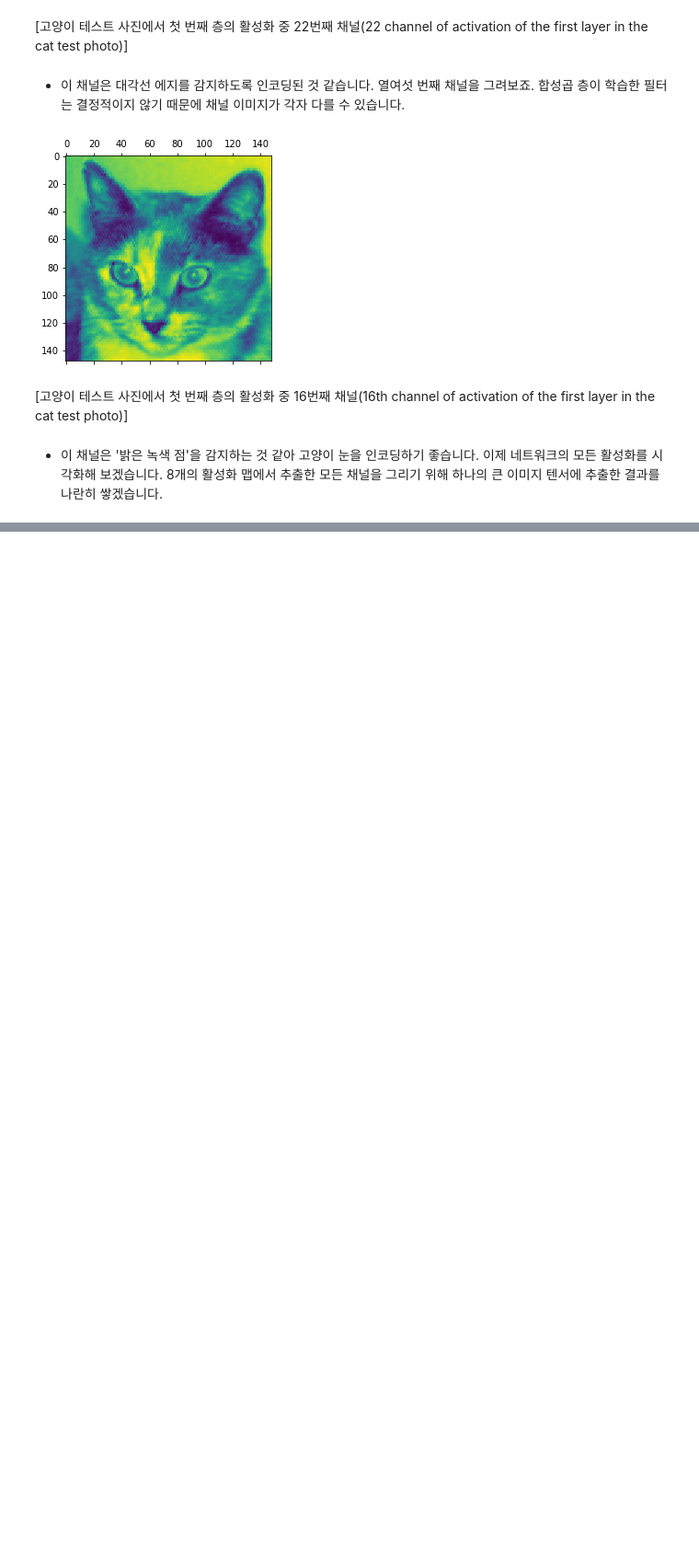
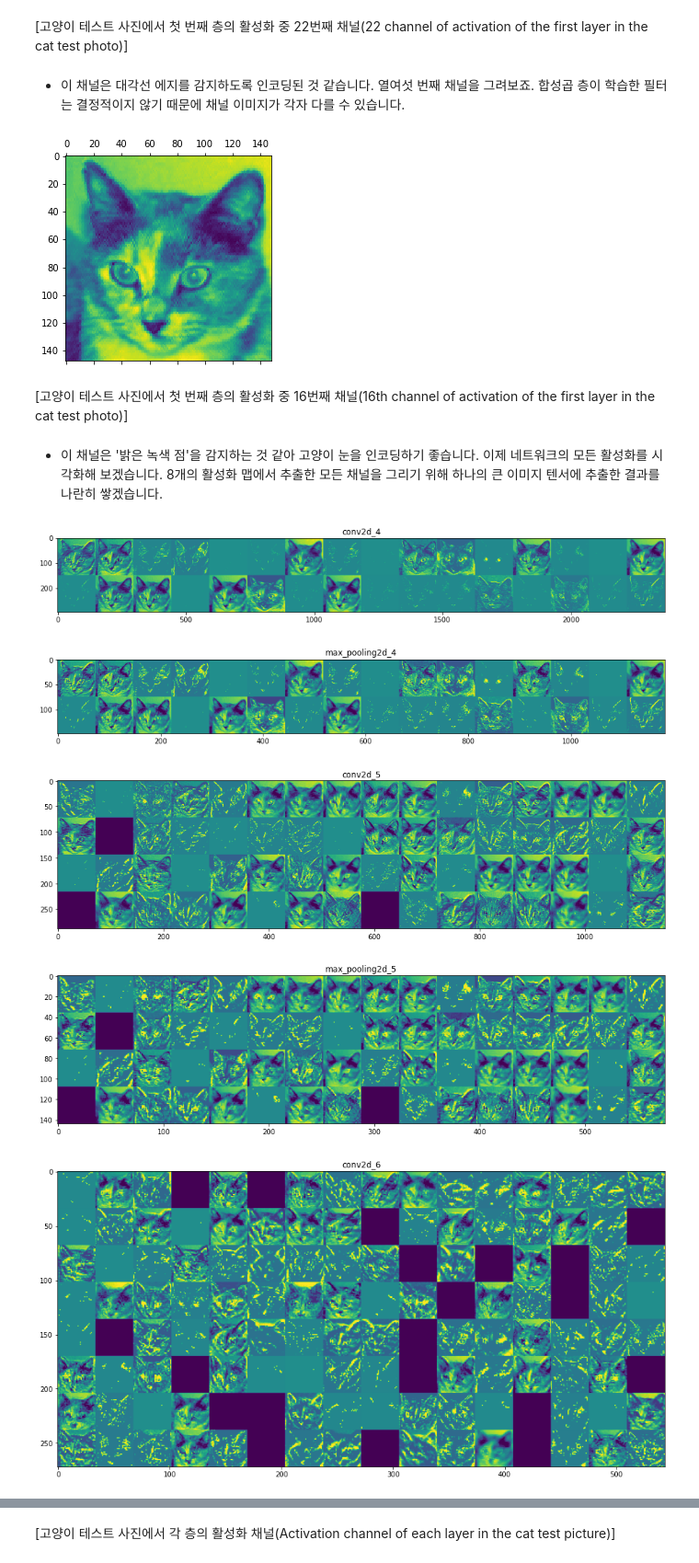
Before and after one commit to junes7/python_deep_learning, a Jupyter notebook: Deep Learning for Computer Vision.ipynb, the cells around one changed output, grey strips where cells are left out. Shown at 92% size. Saved outputs shown, nothing was run; the diff lists cells and outputs as text; code cells hidden in the pictures; blank space fills up the shorter version.

Commit message:
study how to visualize channel in all activations of middle layer

```diff
--- a/Deep Learning for Computer Vision.ipynb
+++ b/Deep Learning for Computer Vision.ipynb
@@ -1246,3 +1237,55 @@ plt.show()
 [고양이 테스트 사진에서 첫 번째 층의 활성화 중 16번째 채널(16th channel of activation of the first layer in the cat test photo)]
 # %% [markdown]
 * 이 채널은 '밝은 녹색 점'을 감지하는 것 같아 고양이 눈을 인코딩하기 좋습니다. 이제 네트워크의 모든 활성화를 시각화해 보겠습니다. 8개의 활성화 맵에서 추출한 모든 채널을 그리기 위해 하나의 큰 이미지 텐서에 추출한 결과를 나란히 쌓겠습니다.
+# %%
+# 중간층의 모든 활성화에 있는 채널 시각화하기
+# Visualize channel in all activations of middle layer
+# 층의 이름을 그래프 제목으로 사용합니다.
+layer_names = []
+for layer in model.layers[:8]:
+    layer_names.append(layer.name)
+
+images_per_row = 16
+
+# 특성 맵을 그립니다
+for layer_name, layer_activation in zip(layer_names, activations):
+    # 특성 맵에 있는 특성의 수
+    n_features = layer_activation.shape[-1]
+
+    # 특성 맵의 크기는 (1, size, size, n_features)입니다
+    size = layer_activation.shape[1]
+
+    # 활성화 채널을 위한 그리드 크기를 구합니다
+    n_cols = n_features // images_per_row
+    display_grid = np.zeros((size * n_cols, images_per_row * size))
+
+    # 각 활성화를 하나의 큰 그리드에 채웁니다
+    for col in range(n_cols):
+        for row in range(images_per_row):
+            channel_image = layer_activation[0,
+                                             :, :,
+                                             col * images_per_row + row]
+            # 그래프로 나타내기 좋게 특성을 처리합니다
+            channel_image -= channel_image.mean()
+            channel_image /= channel_image.std()
+            channel_image *= 64
+            channel_image += 128
+            channel_image = np.clip(channel_image, 0, 255).astype('uint8')
+            display_grid[col * size : (col + 1) * size,
+                         row * size : (row + 1) * size] = channel_image
+
+    # 그리드를 출력합니다
+    scale = 1. / size
+    plt.figure(figsize=(scale * display_grid.shape[1],
+                        scale * display_grid.shape[0]))
+    plt.title(layer_name)
+    plt.grid(False)
+    plt.imshow(display_grid, aspect='auto', cmap='viridis')
+
+plt.show()
+# %% [output]
+[figure, added]
+[figure, added]
+[figure, added]
+[figure, added]
+[figure, added]
@@ -1248,0 +1295,2 @@ plt.show()
+# %% [markdown]
+[고양이 테스트 사진에서 각 층의 활성화 채널(Activation channel of each layer in the cat test picture)]
```
Also changed, not shown: parts of 2 cells of this notebook.
